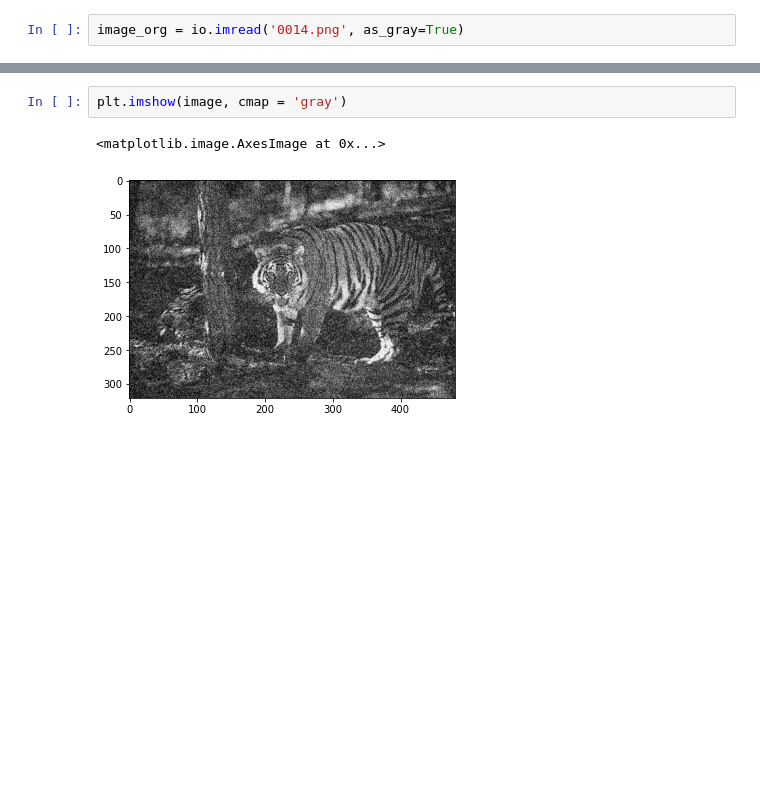
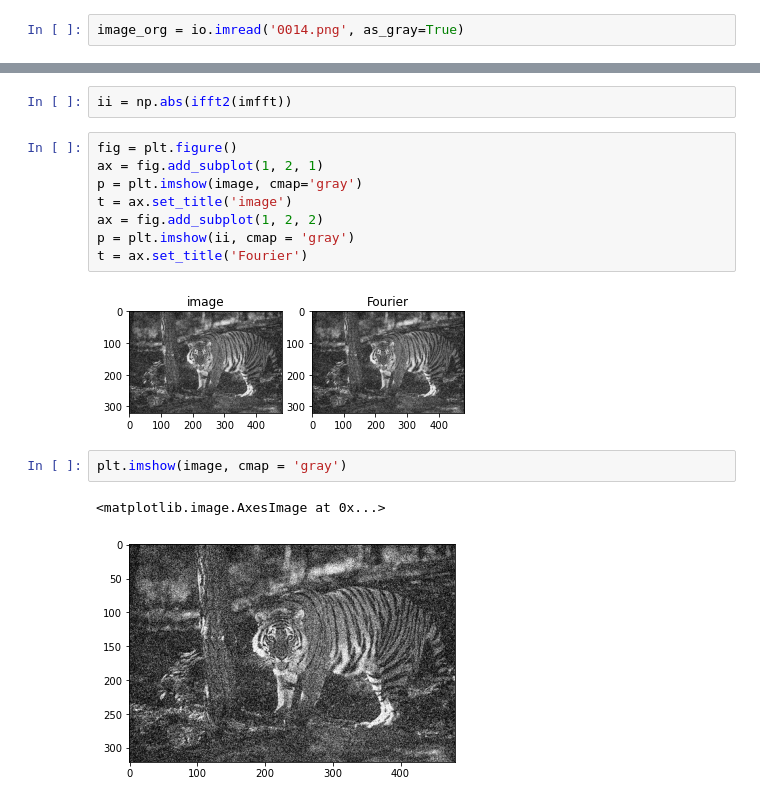
Before and after one commit to AshwinUniyal/Image_denoising, a Jupyter notebook: Untitled.ipynb, the cells around one changed output, grey strips where cells are left out. Drawn from its saved outputs; the diff is of its cells as text; blank space fills up the shorter version.

```diff
--- a/Untitled.ipynb
+++ b/Untitled.ipynb
@@ -14,3 +62,15 @@ image_org = io.imread('0014.png', as_gray=True)
+# %%
+ii = np.abs(ifft2(imfft))
+# %%
+fig = plt.figure()
+ax = fig.add_subplot(1, 2, 1)
+p = plt.imshow(image, cmap='gray')
+t = ax.set_title('image')
+ax = fig.add_subplot(1, 2, 2)
+p = plt.imshow(ii, cmap = 'gray')
+t = ax.set_title('Fourier')
+# %% [output]
+[figure, added]
 # %%
 plt.imshow(image, cmap = 'gray')
 # %% [output]
```
Also changed, not shown: parts of 13 cells of this notebook.
